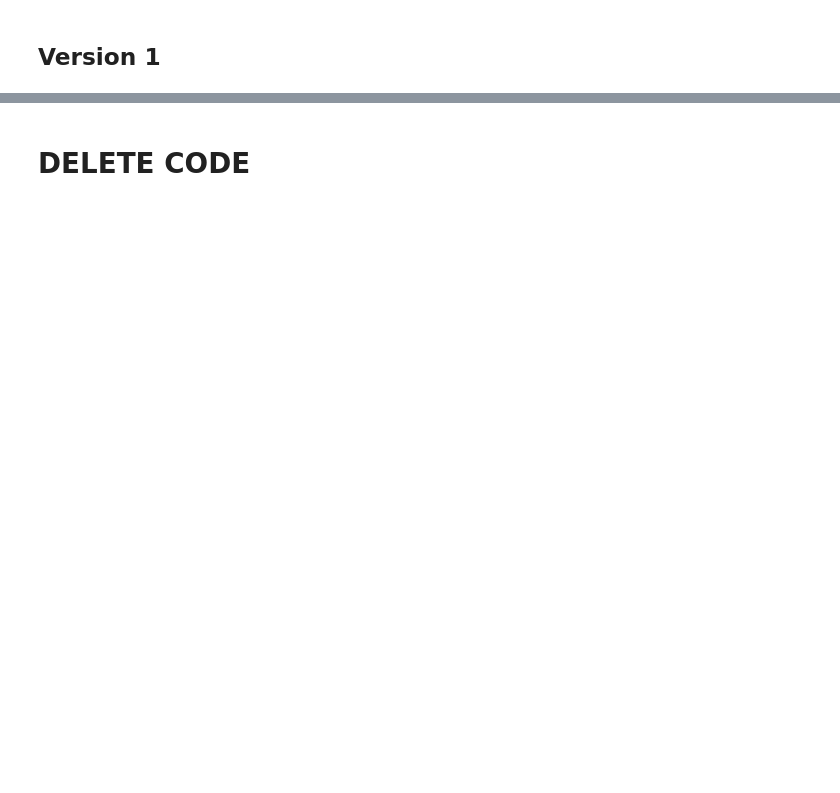
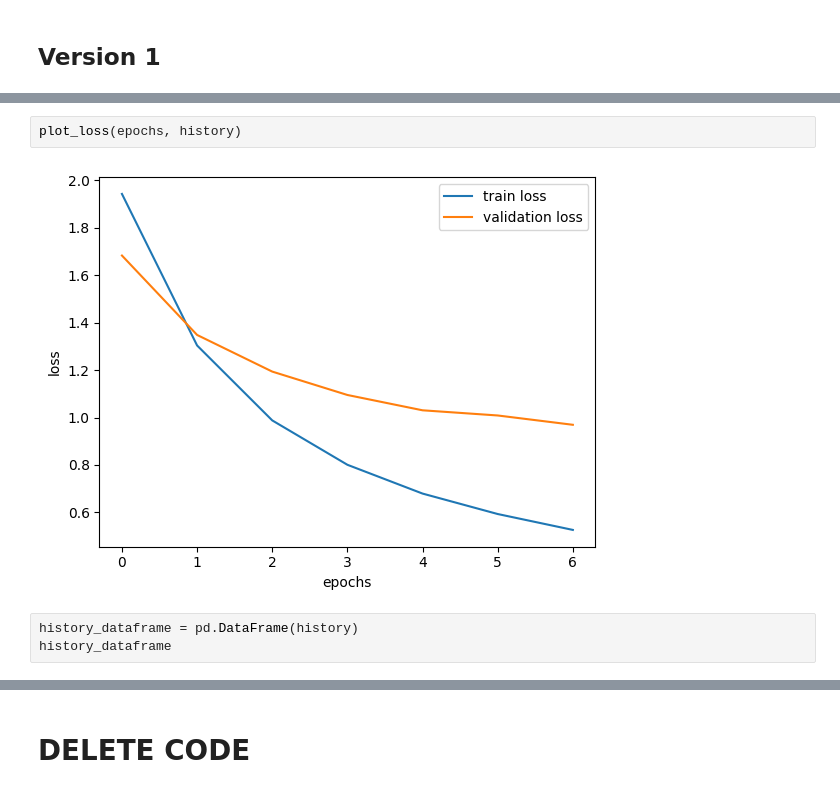
Before and after one commit to ChaiShalev18/Activity-Recognition-using-LSTM, a Jupyter notebook: DL_Assignment2.ipynb, the cells around one changed output, grey strips where cells are left out. Drawn from its saved outputs; the diff is of its cells as text; blank space fills up the shorter version.

```diff
--- a/DL_Assignment2.ipynb
+++ b/DL_Assignment2.ipynb
@@ -713,0 +1068,7 @@ window_size = 1000
+# %%
+plot_loss(epochs, history)
+# %% [output]
+[figure, added]
+# %%
+history_dataframe = pd.DataFrame(history)
+history_dataframe
```
Also changed, not shown: parts of 46 cells of this notebook.
